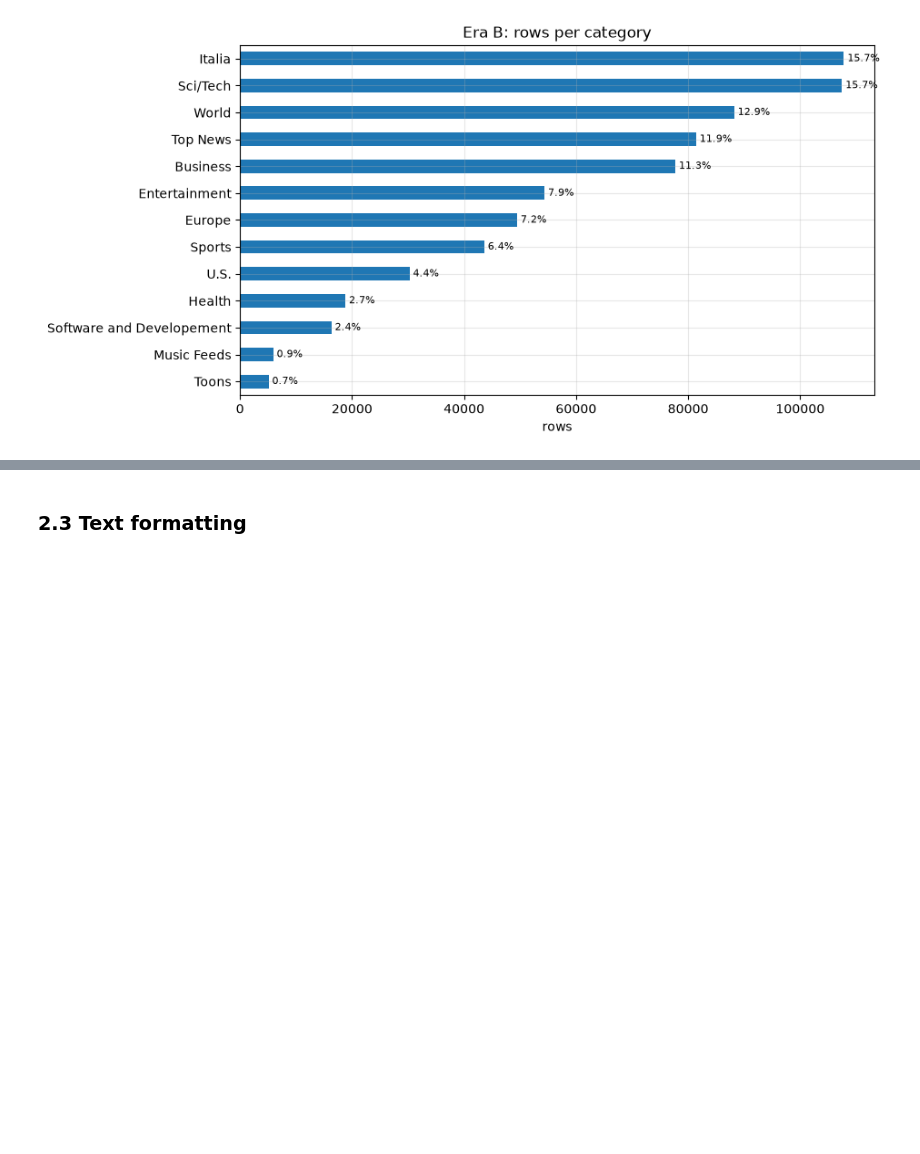
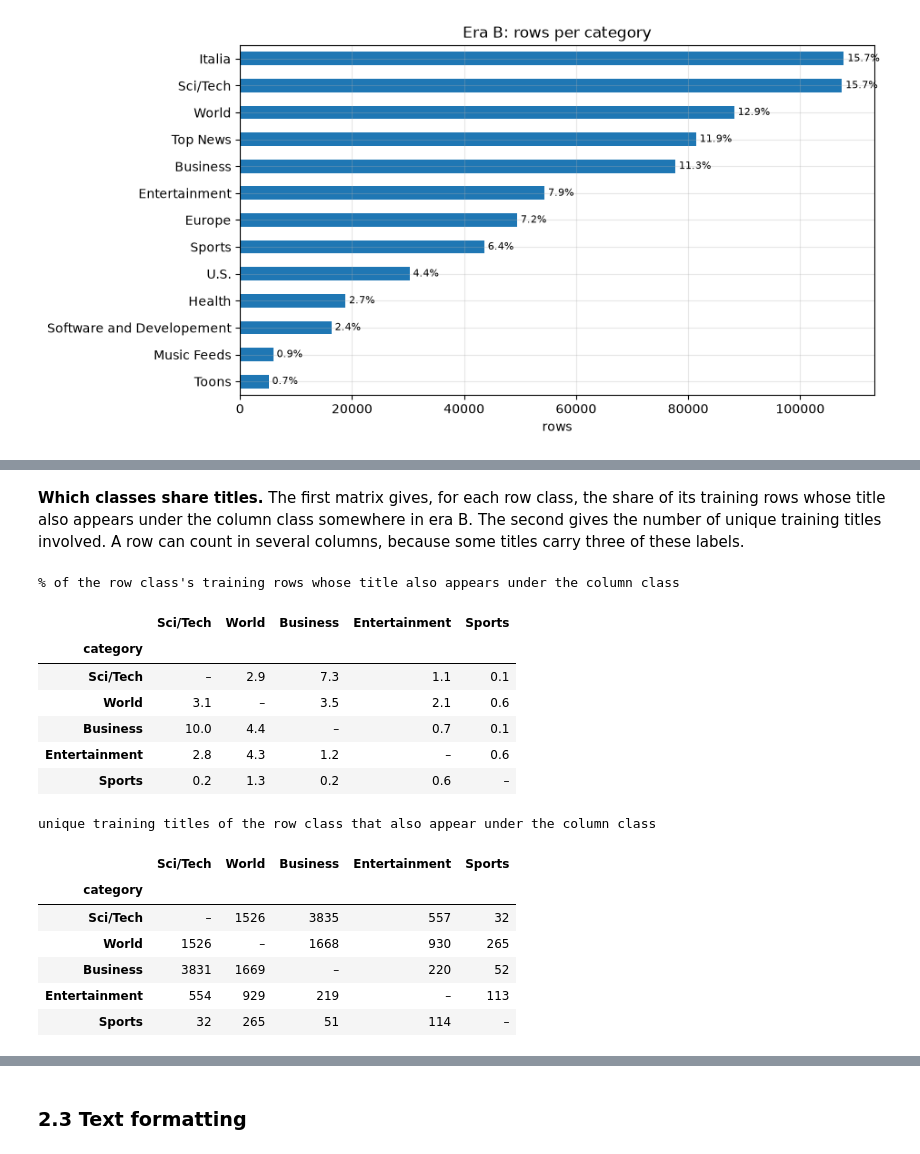
Before and after one commit to nr6000000/pw-przetwarzanie-danych, a Jupyter notebook: newsspace_analysis.ipynb, the cells around one changed output, grey strips where cells are left out. Saved outputs shown, nothing was run; the diff lists cells and outputs as text; code cells hidden in the pictures; blank space fills up the shorter version.

```diff
--- a/newsspace_analysis.ipynb
+++ b/newsspace_analysis.ipynb
@@ -648,0 +778,44 @@ plt.show()
+# %% [markdown]
+**Which classes share titles.** The first matrix gives, for each row class, the share of its training rows whose
+title also appears under the column class somewhere in era B. The second gives the number of unique training titles
+involved. A row can count in several columns, because some titles carry three of these labels.
+# %%
+labels_of = five.groupby('title_key')['category'].agg(set)   # every label a title has in era B (these five)
+tr5 = five[five['split'].eq('train')]
+uniq5 = tr5.drop_duplicates(['category', 'title_key'])
+rows_labels, uniq_labels = tr5['title_key'].map(labels_of), uniq5['title_key'].map(labels_of)
+
+overlap_pct = pd.DataFrame({c: rows_labels.map(lambda s: c in s).groupby(tr5['category']).mean().mul(100).round(1)
+                            for c in CLASSES}).loc[CLASSES]
+overlap_n = pd.DataFrame({c: uniq_labels.map(lambda s: c in s).groupby(uniq5['category']).sum()
+                          for c in CLASSES}).loc[CLASSES]
+
+
+def blank_diagonal(m):
+    m = m.astype(object)
+    for c in CLASSES:
+        m.loc[c, c] = '–'
+    return m
+
+
+print('% of the row class\'s training rows whose title also appears under the column class')
+display(blank_diagonal(overlap_pct))
+print('unique training titles of the row class that also appear under the column class')
+display(blank_diagonal(overlap_n))
+# %% [output]
+% of the row class's training rows whose title also appears under the column class
+|  | Sci/Tech | World | Business | Entertainment | Sports |
+| category |  |  |  |  |  |
+| Sci/Tech | – | 2.9 | 7.3 | 1.1 | 0.1 |
+| World | 3.1 | – | 3.5 | 2.1 | 0.6 |
+| Business | 10.0 | 4.4 | – | 0.7 | 0.1 |
+| Entertainment | 2.8 | 4.3 | 1.2 | – | 0.6 |
+| Sports | 0.2 | 1.3 | 0.2 | 0.6 | – |
+unique training titles of the row class that also appear under the column class
+|  | Sci/Tech | World | Business | Entertainment | Sports |
+| category |  |  |  |  |  |
+| Sci/Tech | – | 1526 | 3835 | 557 | 32 |
+| World | 1526 | – | 1668 | 930 | 265 |
+| Business | 3831 | 1669 | – | 220 | 52 |
+| Entertainment | 554 | 929 | 219 | – | 113 |
+| Sports | 32 | 265 | 51 | 114 | – |
```
Also changed, not shown: parts of 12 cells of this notebook, 2 other files.
